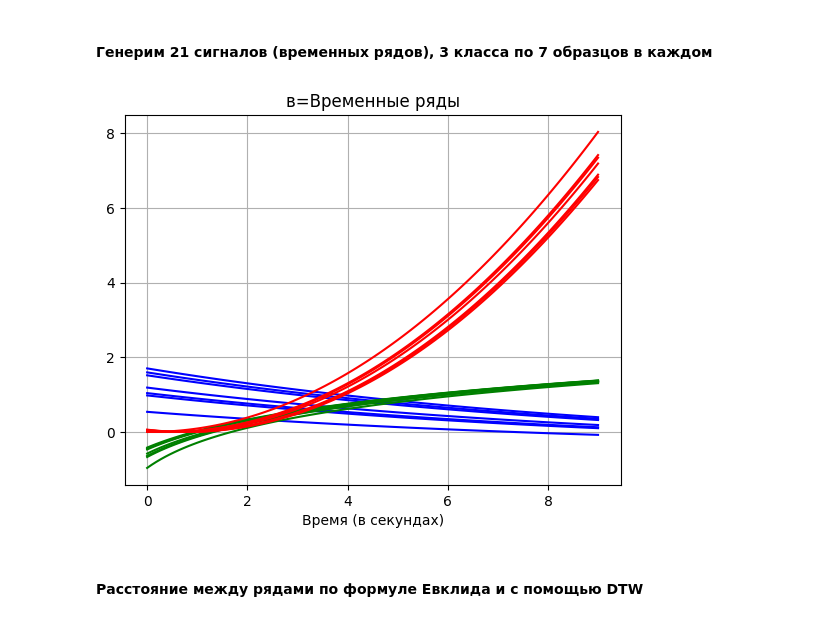
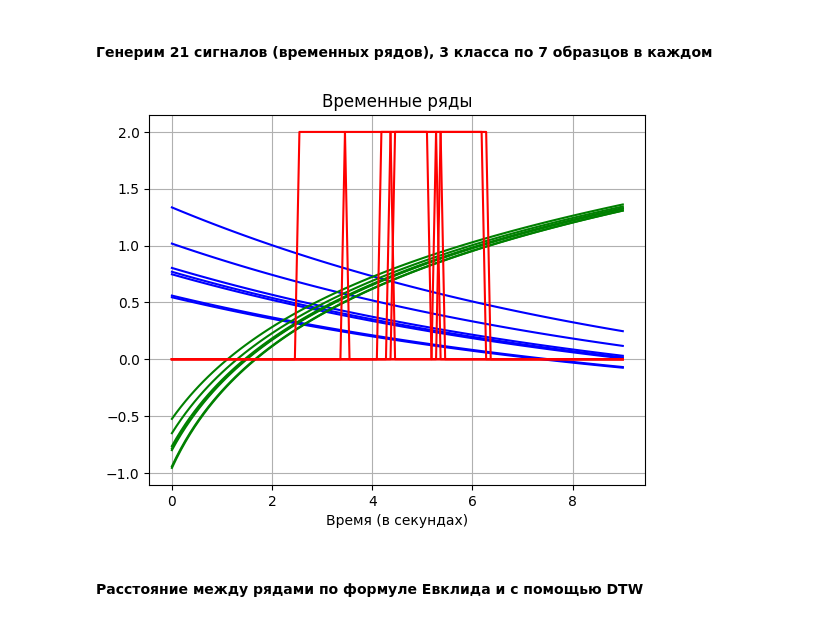
Before and after one commit to Krearden/TimeSeries, a Jupyter notebook: PR7/PR7.ipynb, the cells around one changed output. Cells and saved outputs as stored; diff of their text form; code cells hidden in the pictures.

```diff
--- a/PR7/PR7.ipynb
+++ b/PR7/PR7.ipynb
@@ -10,37 +11,41 @@ from fastdtw import fastdtw
+# %%
+def pulse(t):
+    """Пульс сигнал"""
+    return 1 * (abs(t) < 0.5)
 # %%
 # Индекс и отсчет времени в секундах
 time_index = np.linspace(0, 9, 100)
 
 tseries_list = {'Time': time_index}
 d = np.random.random(size=10)
 
 N = 7 #количество образцов в каждом типе сигналов
 
 # экспоненциальная функция
 for i in range(N):
-    tseries_list["Te"+str(i)]= np.exp(-0.1*time_index + d[i]) - 0.5
+    tseries_list["Texp"+str(i)]= np.exp(-0.1*time_index + d[i]) - 0.5
 
 # логарифмическая функция
 for i in range(N):
-    tseries_list["Tl"+str(i)]= np.log(time_index + d[i] + 1) - 1
+    tseries_list["Tlog"+str(i)]= np.log(time_index + d[i] + 1) - 1
 
-# квадратичная функция
+# пульс сигнал
 for i in range(N):
-    tseries_list["Tq"+str(i)]= 0.1*(time_index - d[i])**2
+    tseries_list["Tpulse"+str(i)]= 2*pulse(time_index + 5*d[i] - 6)
 
 # отрисовка всех сигналов
 for i in range(N):
-    plt.plot(time_index, tseries_list["Te"+str(i)], '-b')
+    plt.plot(time_index, tseries_list["Texp"+str(i)], '-b')
 for i in range(N):
-    plt.plot(time_index, tseries_list["Tl"+str(i)], '-g')
+    plt.plot(time_index, tseries_list["Tlog"+str(i)], '-g')
 for i in range(N):
-    plt.plot(time_index, tseries_list["Tq"+str(i)], '-r')
+    plt.plot(time_index, tseries_list["Tpulse"+str(i)], '-r')
 
-plt.title(r'в=Временные ряды')
+plt.title(r'Временные ряды')
 plt.xlabel(r'Время (в секундах)')
 plt.grid()
 # %% [output]
-[figure, old version]
+[figure, new version]
 # %% [markdown]
 #### Расстояние между рядами по формуле Евклида и с помощью DTW
 # %%
```
Also changed, not shown: parts of 7 cells of this notebook.
